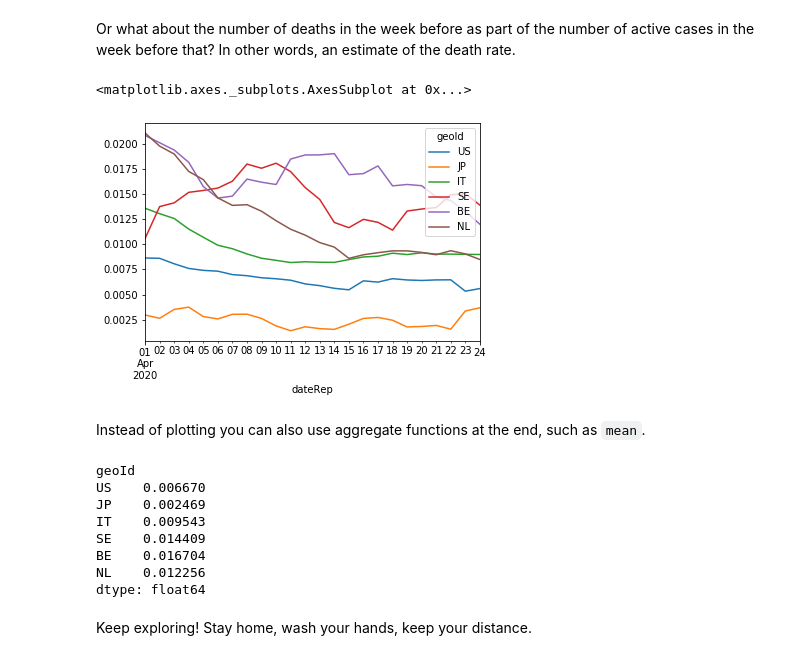
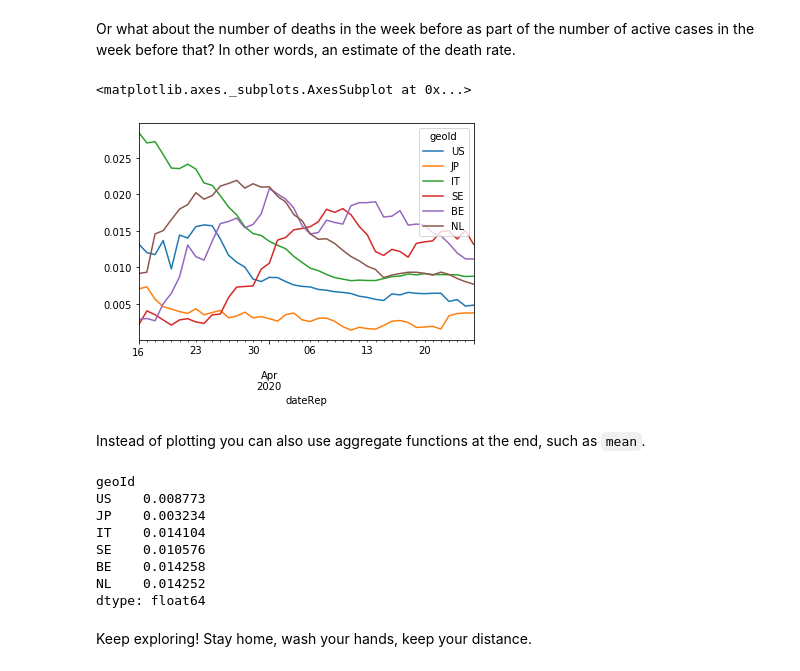
Before and after one commit to R3dje/COVID19, a Jupyter notebook: EUCDC.ipynb, the cells around one changed output. Drawn from its saved outputs; the diff is of its cells as text; code cells hidden in the pictures.

```diff
--- a/EUCDC.ipynb
+++ b/EUCDC.ipynb
@@ -58,7 +58,7 @@ dtype: int64
 # %% [markdown]
 Because we seem to miss some `geoId` entries, we will drop those lines using `dropna`. The resulting dataframe is pivoted so we get one row per date in `dateRep`, columns by `geoId` and the number of new `cases` and `deaths` for that date and country in the cells. Again, show the first 10 rows from our new dataframe `df_geo` to check the result of our `pivot`.
 # %%
-df_geo = df.dropna().pivot(index='dateRep', columns='geoId', values=['cases', 'deaths'])
+df_geo = df.dropna(subset=['geoId']).pivot(index='dateRep', columns='geoId', values=['cases', 'deaths'])
 df_geo.head(10)
 # %% [output]
 |  | cases |  |  |  |  |  |  |  |  |  | ... | ... |
@@ -241,22 +241,22 @@ The structure of our dataframe lends itself to analyzing all kinds of measures.
 # %% [markdown]
 Or what about the number of deaths in the week before as part of the number of active cases in the week before that? In other words, an estimate of the death rate.
 # %%
-(df_geo.rolling(7).mean()['deaths'] / df_geo.shift(7).rolling(14).sum()['cases'])[['US', 'JP', 'IT', 'SE', 'BE', 'NL']].loc['20200401':].plot()
+(df_geo.rolling(7).mean()['deaths'] / df_geo.shift(7).rolling(14).sum()['cases'])[['US', 'JP', 'IT', 'SE', 'BE', 'NL']].loc['20200316':].plot()
 # %% [output]
 <matplotlib.axes._subplots.AxesSubplot at 0x...>
-[figure, old version]
+[figure, new version]
 # %% [markdown]
 Instead of plotting you can also use aggregate functions at the end, such as `mean`.
 # %%
-(df_geo.rolling(7).mean()['deaths'] / df_geo.shift(7).rolling(14).sum()['cases'])[['US', 'JP', 'IT', 'SE', 'BE', 'NL']].loc['20200401':].mean()
+(df_geo.rolling(7).mean()['deaths'] / df_geo.shift(7).rolling(14).sum()['cases'])[['US', 'JP', 'IT', 'SE', 'BE', 'NL']].loc['20200316':].mean()
 # %% [output]
 geoId
-US    0.006670
-JP    0.002469
-IT    0.009543
-SE    0.014409
-BE    0.016704
-NL    0.012256
+US    0.008773
+JP    0.003234
+IT    0.014104
+SE    0.010576
+BE    0.014258
+NL    0.014252
 dtype: float64
 # %% [markdown]
 Keep exploring! Stay home, wash your hands, keep your distance.
```
Also changed, not shown: parts of 22 cells of this notebook, 1 other file.
